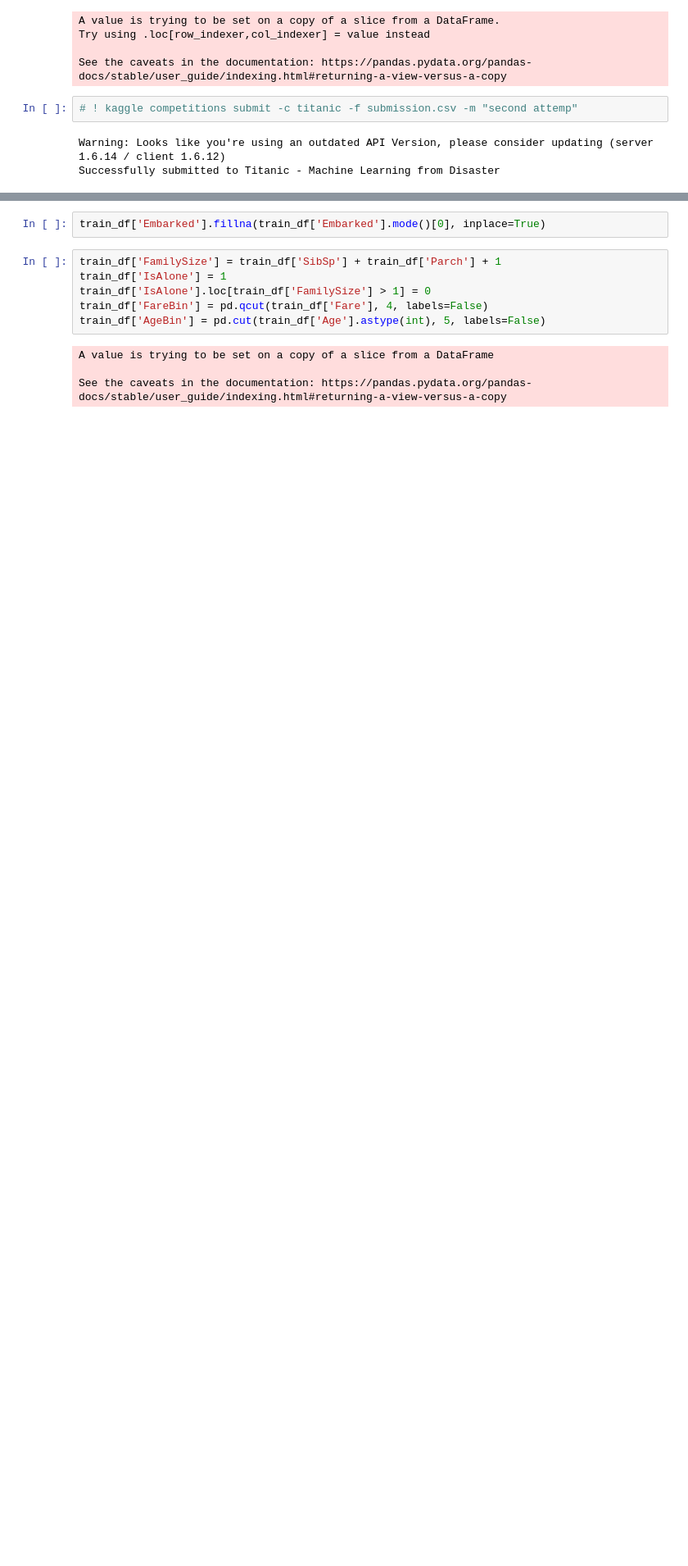
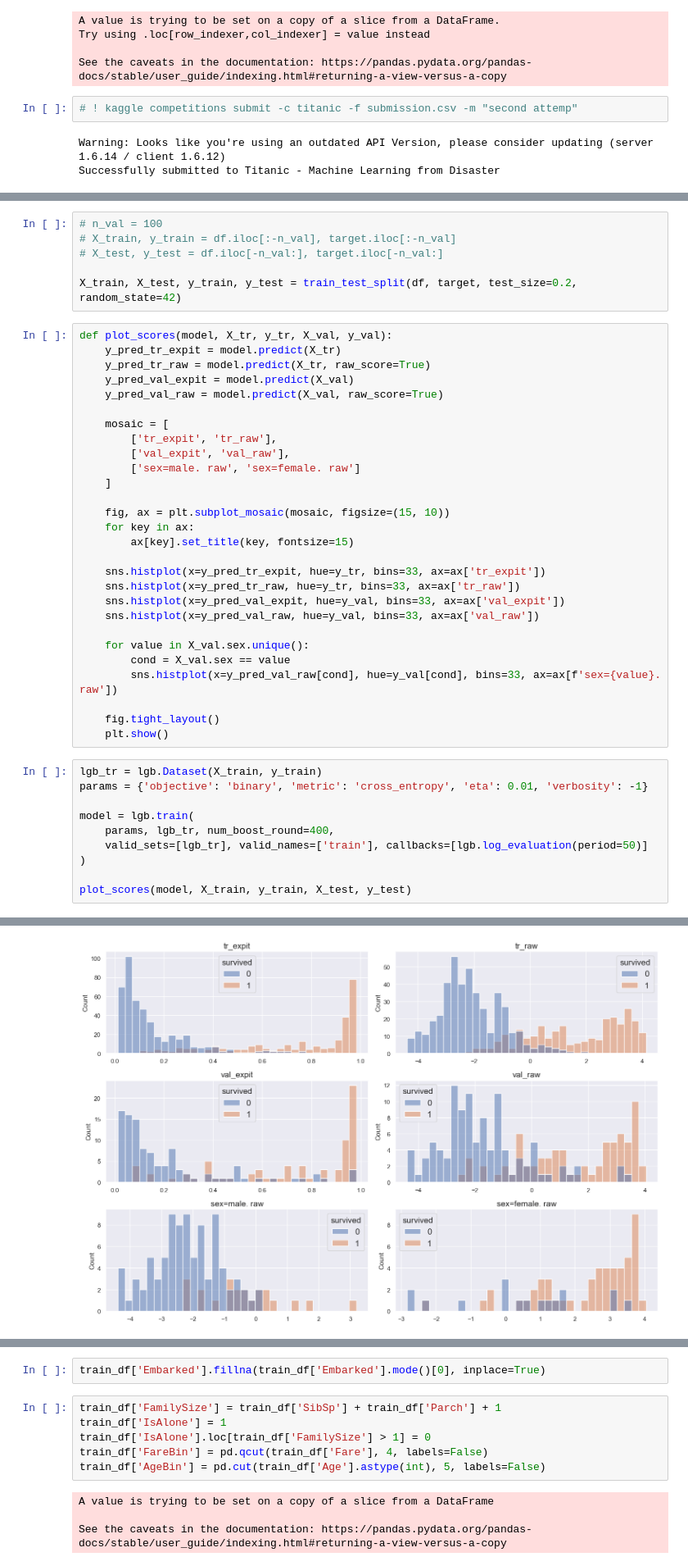
Before and after one commit to Danyocheck/Kaggle-competitions, a Jupyter notebook: titanic/titanic.ipynb, the cells around one changed output, grey strips where cells are left out. Shown at 82% size. Drawn from its saved outputs; the diff is of its cells as text; blank space fills up the shorter version.

```diff
--- a/titanic/titanic.ipynb
+++ b/titanic/titanic.ipynb
@@ -322,0 +441,45 @@ train_df['Fare'].fillna(train_df['Fare'].median(), inplace=True)
+# %%
+# n_val = 100
+# X_train, y_train = df.iloc[:-n_val], target.iloc[:-n_val]
+# X_test, y_test = df.iloc[-n_val:], target.iloc[-n_val:]
+
+X_train, X_test, y_train, y_test = train_test_split(df, target, test_size=0.2, random_state=42)
+# %%
+def plot_scores(model, X_tr, y_tr, X_val, y_val):
+    y_pred_tr_expit = model.predict(X_tr)
+    y_pred_tr_raw = model.predict(X_tr, raw_score=True)
+    y_pred_val_expit = model.predict(X_val)
+    y_pred_val_raw = model.predict(X_val, raw_score=True)
+
+    mosaic = [
+        ['tr_expit', 'tr_raw'],
+        ['val_expit', 'val_raw'],
+        ['sex=male. raw', 'sex=female. raw']
+    ]
+
+    fig, ax = plt.subplot_mosaic(mosaic, figsize=(15, 10))
+    for key in ax:
+        ax[key].set_title(key, fontsize=15)
+
+    sns.histplot(x=y_pred_tr_expit, hue=y_tr, bins=33, ax=ax['tr_expit'])
+    sns.histplot(x=y_pred_tr_raw, hue=y_tr, bins=33, ax=ax['tr_raw'])
+    sns.histplot(x=y_pred_val_expit, hue=y_val, bins=33, ax=ax['val_expit'])
+    sns.histplot(x=y_pred_val_raw, hue=y_val, bins=33, ax=ax['val_raw'])
+
+    for value in X_val.sex.unique():
+        cond = X_val.sex == value
+        sns.histplot(x=y_pred_val_raw[cond], hue=y_val[cond], bins=33, ax=ax[f'sex={value}. raw'])
+
+    fig.tight_layout()
+    plt.show()
+# %%
+lgb_tr = lgb.Dataset(X_train, y_train)
+params = {'objective': 'binary', 'metric': 'cross_entropy', 'eta': 0.01, 'verbosity': -1}
+
+model = lgb.train(
+    params, lgb_tr, num_boost_round=400,
+    valid_sets=[lgb_tr], valid_names=['train'], callbacks=[lgb.log_evaluation(period=50)]
+)
+
+plot_scores(model, X_train, y_train, X_test, y_test)
+# %% [output]
@@ -322,0 +494 @@ train_df['Fare'].fillna(train_df['Fare'].median(), inplace=True)
+[figure, added]
```
Also changed, not shown: parts of 77 cells of this notebook, 1 other file.
